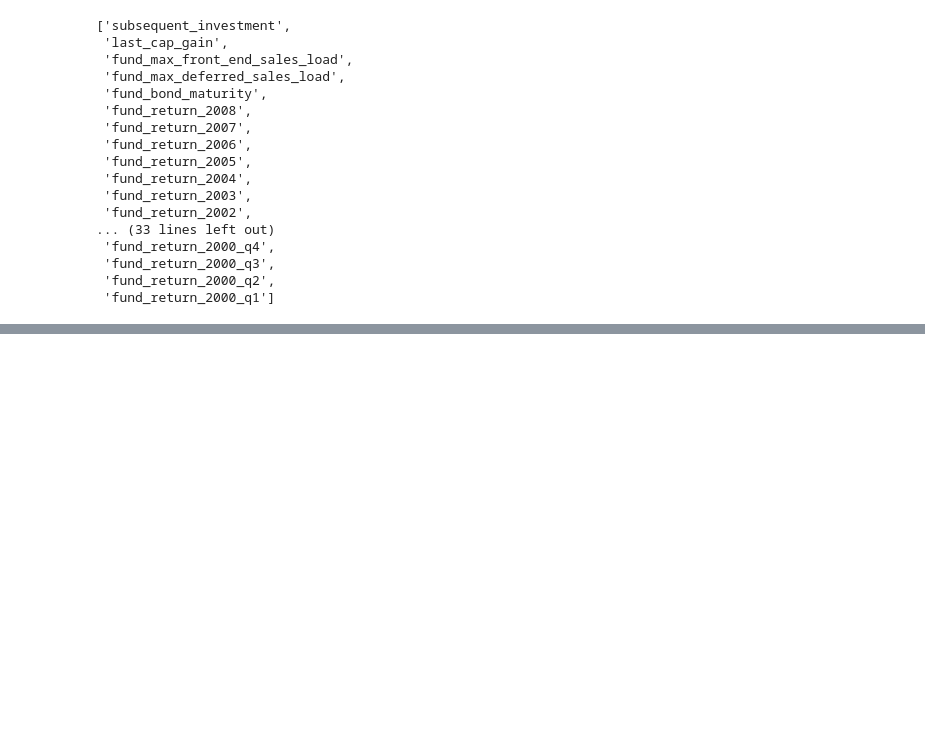
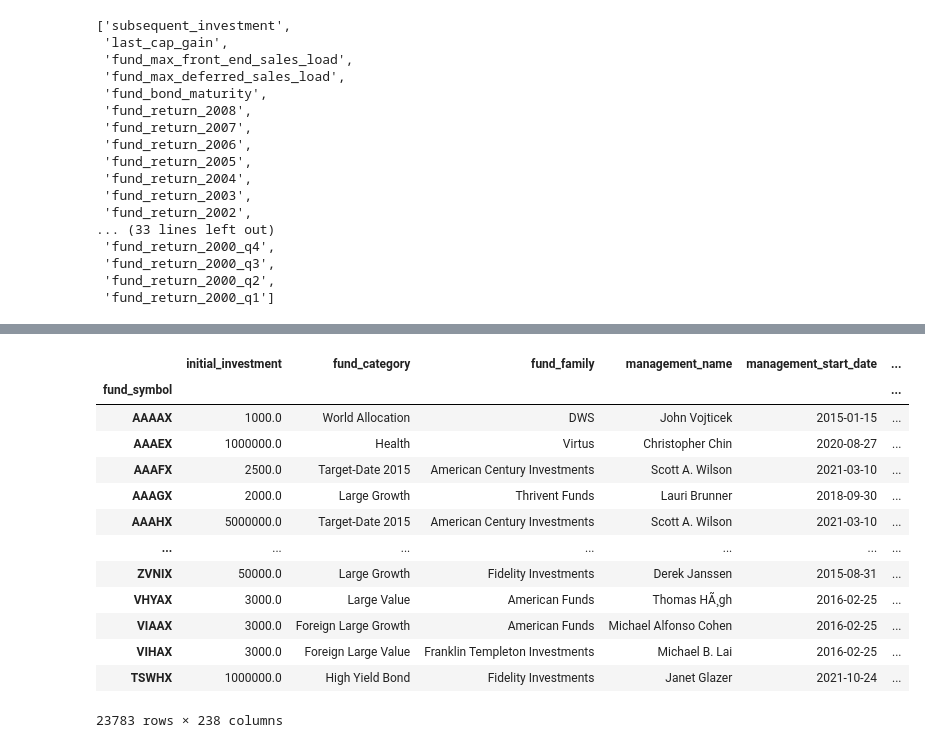
Before and after one commit to TRegan5/Project_4, a Jupyter notebook: daily_etfs.ipynb, the cells around one changed output, grey strips where cells are left out. Drawn from its saved outputs; the diff is of its cells as text; code cells hidden in the pictures; blank space fills up the shorter version.

```diff
--- a/daily_etfs.ipynb
+++ b/daily_etfs.ipynb
@@ -241,0 +245,18 @@ mutualFunds.dropna()
+# %%
+#Drop unnecessary columns
+mutualFunds.drop(columns=["fund_short_name", "fund_long_name" ,"management_bio", "investment_strategy"])
+# %% [output]
+|  | initial_investment | fund_category | fund_family | management_name | management_start_date | ... |
+| fund_symbol |  |  |  |  |  | ... |
+| AAAAX | 1000.0 | World Allocation | DWS | John Vojticek | 2015-01-15 | ... |
+| AAAEX | 1000000.0 | Health | Virtus | Christopher Chin | 2020-08-27 | ... |
+| AAAFX | 2500.0 | Target-Date 2015 | American Century Investments | Scott A. Wilson | 2021-03-10 | ... |
+| AAAGX | 2000.0 | Large Growth | Thrivent Funds | Lauri Brunner | 2018-09-30 | ... |
+| AAAHX | 5000000.0 | Target-Date 2015 | American Century Investments | Scott A. Wilson | 2021-03-10 | ... |
+| ... | ... | ... | ... | ... | ... | ... |
+| ZVNIX | 50000.0 | Large Growth | Fidelity Investments | Derek Janssen | 2015-08-31 | ... |
+| VHYAX | 3000.0 | Large Value | American Funds | Thomas HÃ¸gh | 2016-02-25 | ... |
+| VIAAX | 3000.0 | Foreign Large Growth | American Funds | Michael Alfonso Cohen | 2016-02-25 | ... |
+| VIHAX | 3000.0 | Foreign Large Value | Franklin Templeton Investments | Michael B. Lai | 2016-02-25 | ... |
+| TSWHX | 1000000.0 | High Yield Bond | Fidelity Investments | Janet Glazer | 2021-10-24 | ... |
+23783 rows × 238 columns
```
Also changed, not shown: parts of 11 cells of this notebook.
